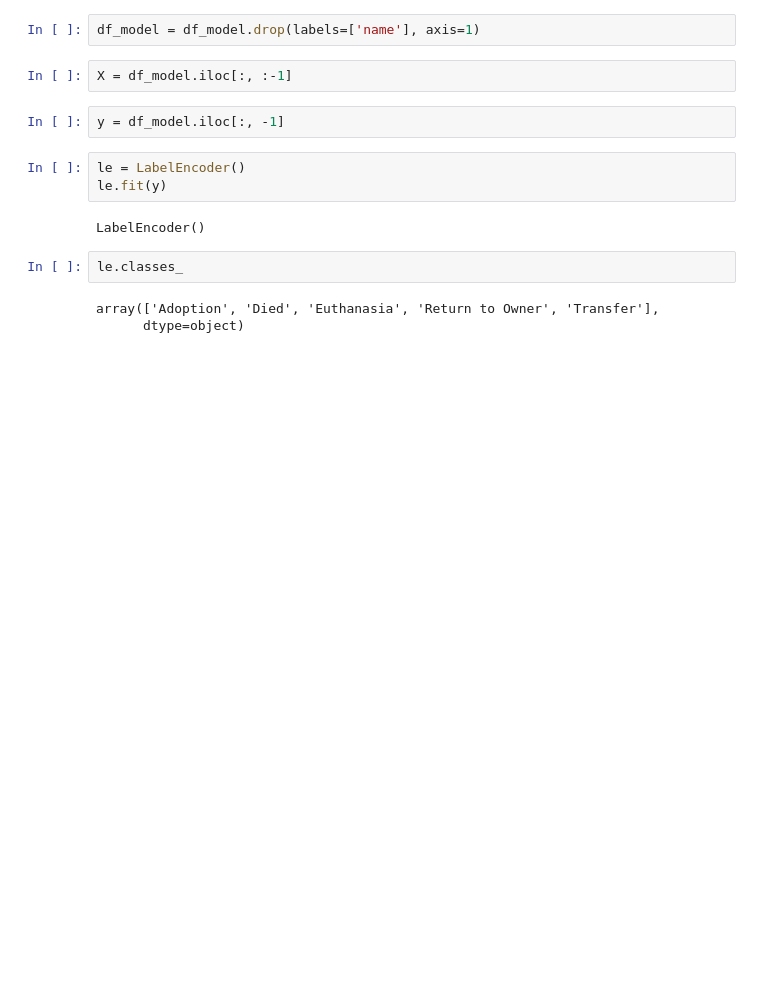
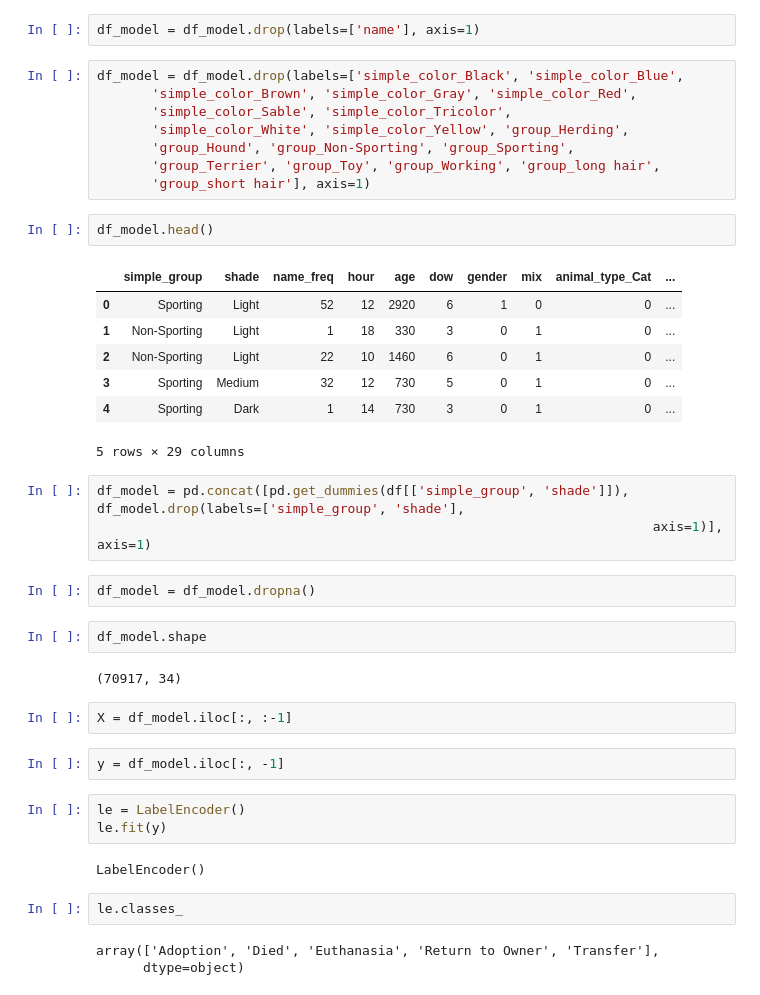
Before and after one commit to luketibbott/kojak, a Jupyter notebook: Model.ipynb, the cells around one changed output. Cells and saved outputs as stored; diff of their text form; blank space fills up the shorter version.

```diff
--- a/Model.ipynb
+++ b/Model.ipynb
@@ -149,6 +164,33 @@ array(['name_freq', 'hour', 'age', 'dow', 'gender', 'mix', 'name',
       dtype=object)
 # %%
 df_model = df_model.drop(labels=['name'], axis=1)
+# %%
+df_model = df_model.drop(labels=['simple_color_Black', 'simple_color_Blue',
+       'simple_color_Brown', 'simple_color_Gray', 'simple_color_Red',
+       'simple_color_Sable', 'simple_color_Tricolor',
+       'simple_color_White', 'simple_color_Yellow', 'group_Herding',
+       'group_Hound', 'group_Non-Sporting', 'group_Sporting',
+       'group_Terrier', 'group_Toy', 'group_Working', 'group_long hair',
+       'group_short hair'], axis=1)
+# %%
+df_model.head()
+# %% [output]
+|  | simple_group | shade | name_freq | hour | age | dow | gender | mix | animal_type_Cat | ... |
+| 0 | Sporting | Light | 52 | 12 | 2920 | 6 | 1 | 0 | 0 | ... |
+| 1 | Non-Sporting | Light | 1 | 18 | 330 | 3 | 0 | 1 | 0 | ... |
+| 2 | Non-Sporting | Light | 22 | 10 | 1460 | 6 | 0 | 1 | 0 | ... |
+| 3 | Sporting | Medium | 32 | 12 | 730 | 5 | 0 | 1 | 0 | ... |
+| 4 | Sporting | Dark | 1 | 14 | 730 | 3 | 0 | 1 | 0 | ... |
+5 rows × 29 columns
+# %%
+df_model = pd.concat([pd.get_dummies(df[['simple_group', 'shade']]), df_model.drop(labels=['simple_group', 'shade'],
+                                                                       axis=1)], axis=1)
+# %%
+df_model = df_model.dropna()
+# %%
+df_model.shape
+# %% [output]
+(70917, 34)
 # %%
 X = df_model.iloc[:, :-1]
 # %%
```
Also changed, not shown: parts of 14 cells of this notebook.
